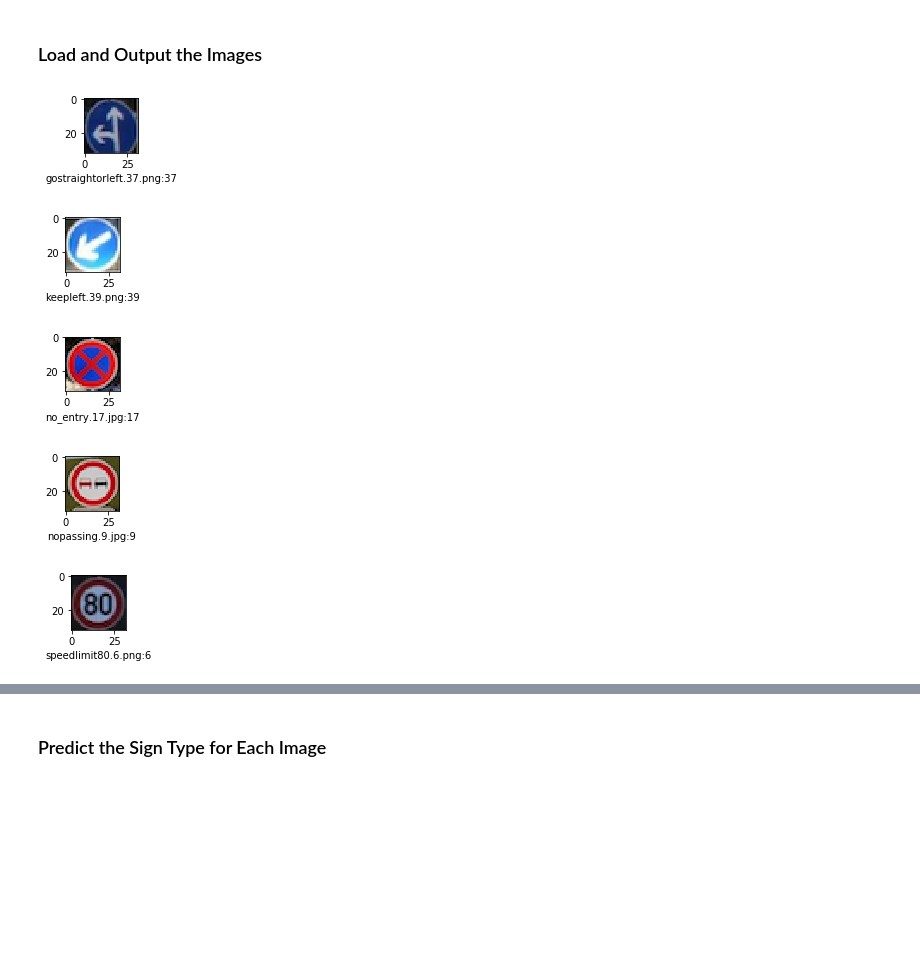
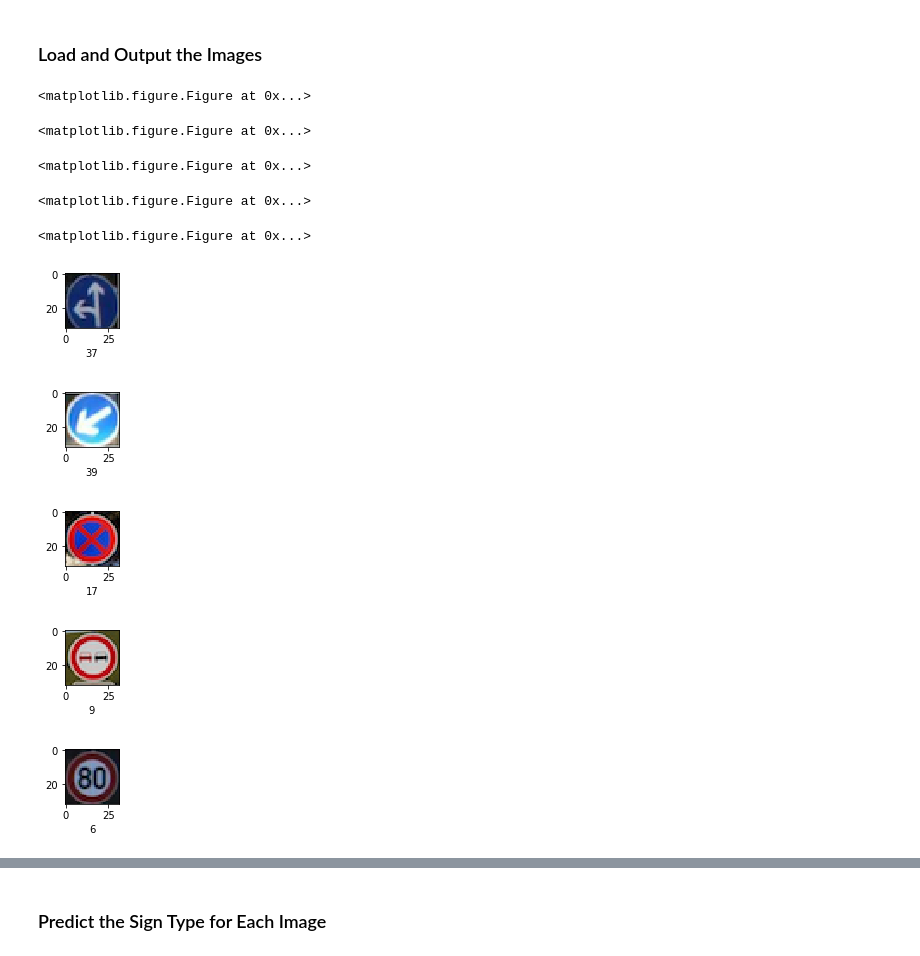
Before and after one commit to asunar/CarND-Traffic-Sign-Classifier-Project, a Jupyter notebook: Traffic_Sign_Classifier.ipynb, the cells around one changed output, grey strips where cells are left out. Saved outputs shown, nothing was run; the diff lists cells and outputs as text; code cells hidden in the pictures; blank space fills up the shorter version.

```diff
--- a/Traffic_Sign_Classifier.ipynb
+++ b/Traffic_Sign_Classifier.ipynb
@@ -357,28 +341,43 @@ You may find `signnames.csv` useful as it contains mappings from the class id (i
 # %%
 ### Load the images and plot them here.
 ### Feel free to use as many code cells as needed.
 
 import os
 import matplotlib.pyplot as plt
 import matplotlib.image as mpimg
 
-images_path = "signs/"
 !rm -rf signs/.DS_Store
-test_images = os.listdir(images_path)
 
-def display_image(path_filename):
-    sign = mpimg.imread(path_filename)
+X_internet_images = []
+y_class_ids = []
+def populate_new_test_set(full_path):
+    sign = mpimg.imread(full_path)
     plt.figure(figsize=(1,1))
-    filename = os.path.basename(path_filename)
+    filename = os.path.basename(full_path)
     class_id = filename.split(".")[1]
-    plt.xlabel(filename + ":" + class_id)
+    X_internet_images.append(sign)
+    y_class_ids.append(class_id)
+
+
+[populate_new_test_set(images_path + test_img) for test_img in os.listdir("signs/")]
+
+zipped = zip(X_internet_images, y_class_ids)
+
+
+def show_image_classid(sign, class_id):
+    plt.figure(figsize=(1,1))
+    plt.xlabel(class_id)
     plt.imshow(sign)
 
-[display_image(images_path + test_img) for test_img in test_images]
-print()
+# [show_image_classid(sign, class_id) for sign, class_id in zipped]
 # %% [output]
+<matplotlib.figure.Figure at 0x...>
+<matplotlib.figure.Figure at 0x...>
+<matplotlib.figure.Figure at 0x...>
+<matplotlib.figure.Figure at 0x...>
+<matplotlib.figure.Figure at 0x...>
-[figure, old version]
+[figure, new version]
-[figure, old version]
+[figure, new version]
-[figure, old version]
+[figure, new version]
-[figure, old version]
+[figure, new version]
-[figure, old version]
+[figure, new version]
```
Also changed, not shown: parts of 4 cells of this notebook.
